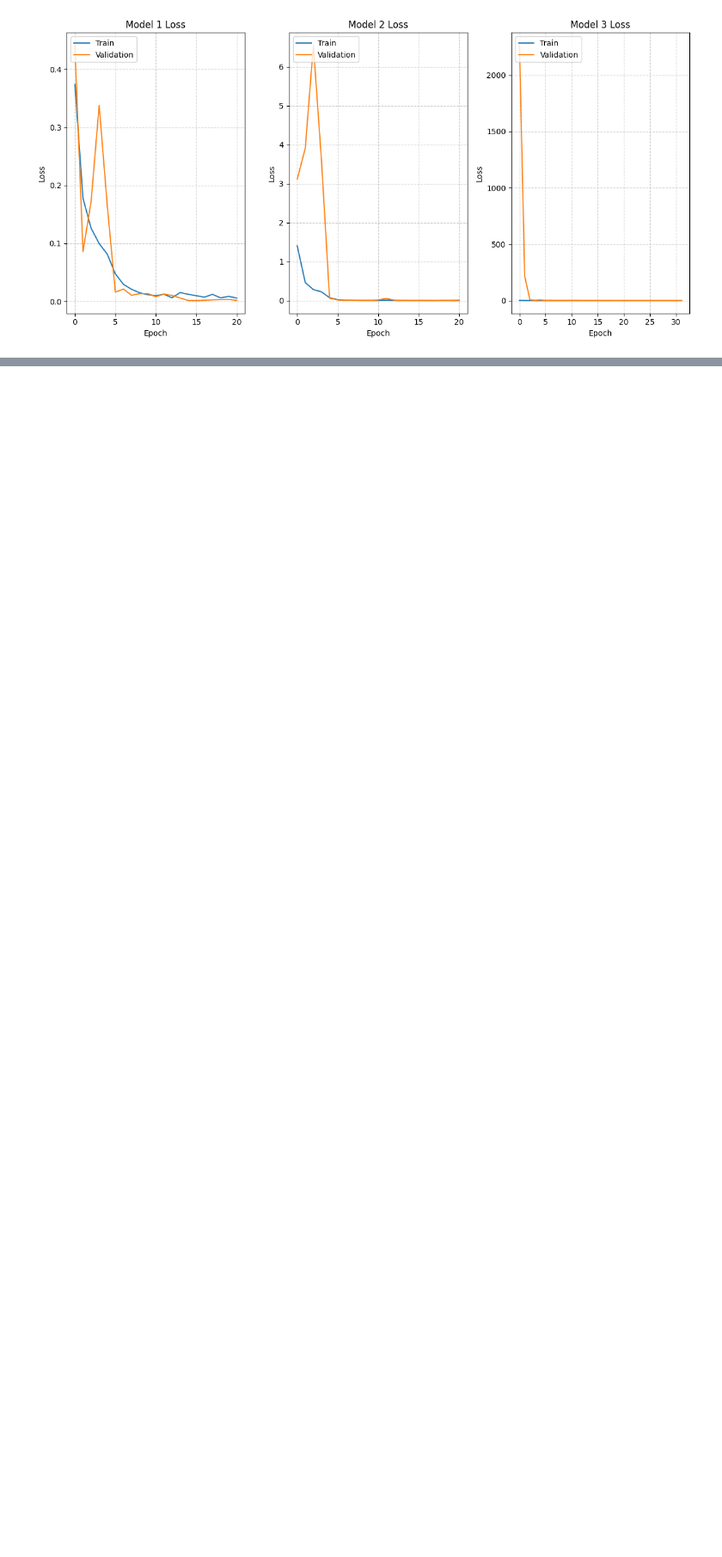
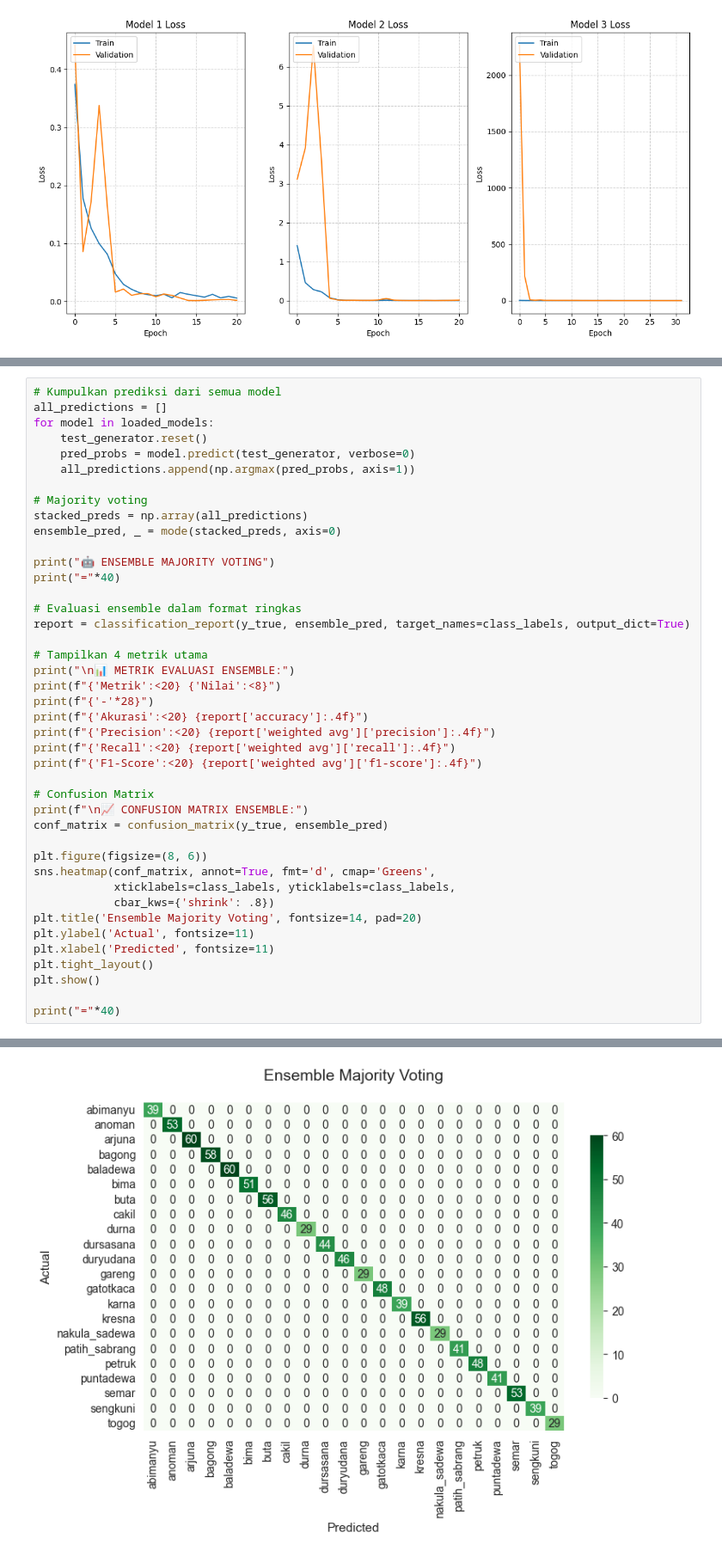
Before and after one commit to rizkiwijanarko/Wayang_Kulit_Characters_Classification_using_Ensemble_Learning_Majority_Voting, a Jupyter notebook: Wayang_Classification_using_Ensemble_Learning_With_InceptionV3,_EfficientNetB2,_and_ResNet101V2.ipynb, the cells around one changed output, grey strips where cells are left out. Shown at 86% size. Drawn from its saved outputs; the diff is of its cells as text; blank space fills up the shorter version.

```diff
--- a/Wayang_Classification_using_Ensemble_Learning_With_InceptionV3,_EfficientNetB2,_and_ResNet101V2.ipynb
+++ b/Wayang_Classification_using_Ensemble_Learning_With_InceptionV3,_EfficientNetB2,_and_ResNet101V2.ipynb
@@ -555,0 +531,43 @@ Generating Confusion Matrix...
+# %%
+# Kumpulkan prediksi dari semua model
+all_predictions = []
+for model in loaded_models:
+    test_generator.reset()
+    pred_probs = model.predict(test_generator, verbose=0)
+    all_predictions.append(np.argmax(pred_probs, axis=1))
+
+# Majority voting
+stacked_preds = np.array(all_predictions)
+ensemble_pred, _ = mode(stacked_preds, axis=0)
+
+print("🤖 ENSEMBLE MAJORITY VOTING")
+print("="*40)
+
+# Evaluasi ensemble dalam format ringkas
+report = classification_report(y_true, ensemble_pred, target_names=class_labels, output_dict=True)
+
+# Tampilkan 4 metrik utama
+print("\n📊 METRIK EVALUASI ENSEMBLE:")
+print(f"{'Metrik':<20} {'Nilai':<8}")
+print(f"{'-'*28}")
+print(f"{'Akurasi':<20} {report['accuracy']:.4f}")
+print(f"{'Precision':<20} {report['weighted avg']['precision']:.4f}")
+print(f"{'Recall':<20} {report['weighted avg']['recall']:.4f}")
+print(f"{'F1-Score':<20} {report['weighted avg']['f1-score']:.4f}")
+
+# Confusion Matrix
+print(f"\n📈 CONFUSION MATRIX ENSEMBLE:")
+conf_matrix = confusion_matrix(y_true, ensemble_pred)
+
+plt.figure(figsize=(8, 6))
+sns.heatmap(conf_matrix, annot=True, fmt='d', cmap='Greens',
+            xticklabels=class_labels, yticklabels=class_labels,
+            cbar_kws={'shrink': .8})
+plt.title('Ensemble Majority Voting', fontsize=14, pad=20)
+plt.ylabel('Actual', fontsize=11)
+plt.xlabel('Predicted', fontsize=11)
+plt.tight_layout()
+plt.show()
+
+print("="*40)
+# %% [output]
@@ -555,0 +586 @@ Generating Confusion Matrix...
+[figure, added]
```
Also changed, not shown: parts of 26 cells of this notebook, 6 other files.
